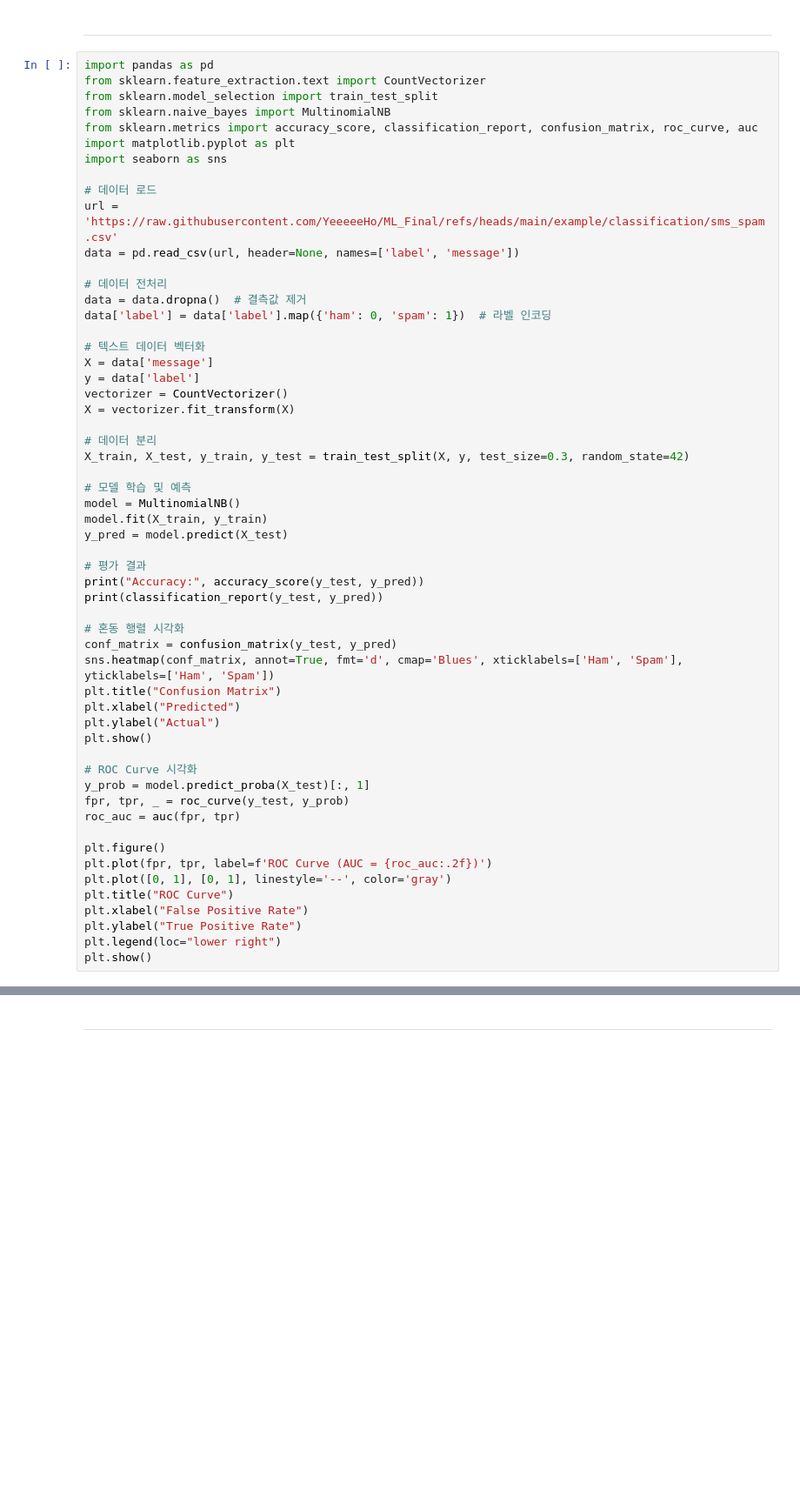
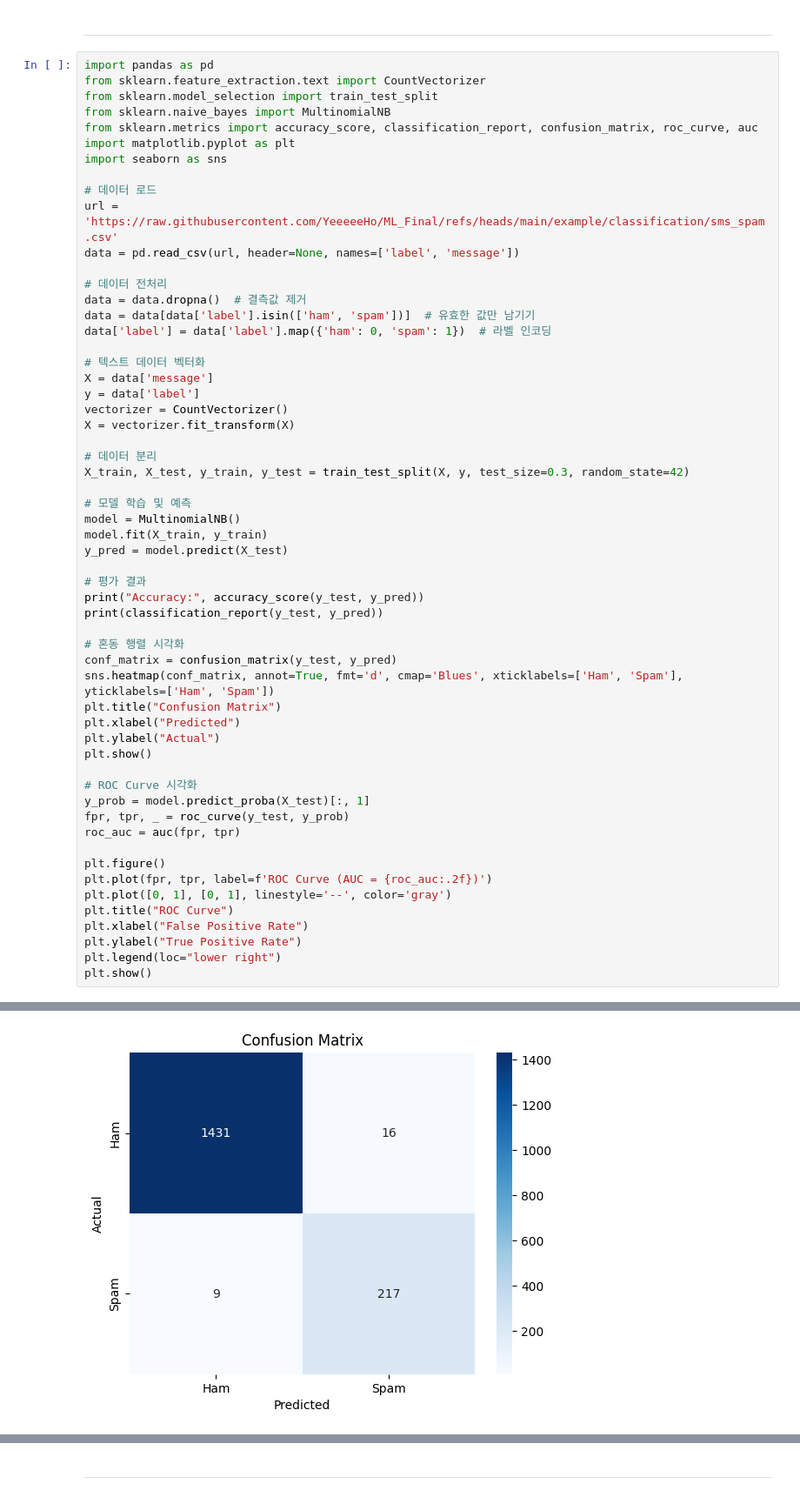
Before and after one commit to YeeeeeHo/ML_Final, a Jupyter notebook: example/classification/classification.ipynb, the cells around one changed output, grey strips where cells are left out. Shown: that part at 87% size. Drawn from its saved outputs; the diff is of its cells as text; blank space fills up the shorter version.

```diff
--- a/example/classification/classification.ipynb
+++ b/example/classification/classification.ipynb
@@ -17,6 +17,7 @@ data = pd.read_csv(url, header=None, names=['label', 'message'])
 
 # 데이터 전처리
 data = data.dropna()  # 결측값 제거
+data = data[data['label'].isin(['ham', 'spam'])]  # 유효한 값만 남기기
 data['label'] = data['label'].map({'ham': 0, 'spam': 1})  # 라벨 인코딩
 
 # 텍스트 데이터 벡터화
@@ -62,0 +72 @@ ValueError: Input y contains NaN.
+[figure, added]
```
Also changed, not shown: parts of 2 cells of this notebook.
